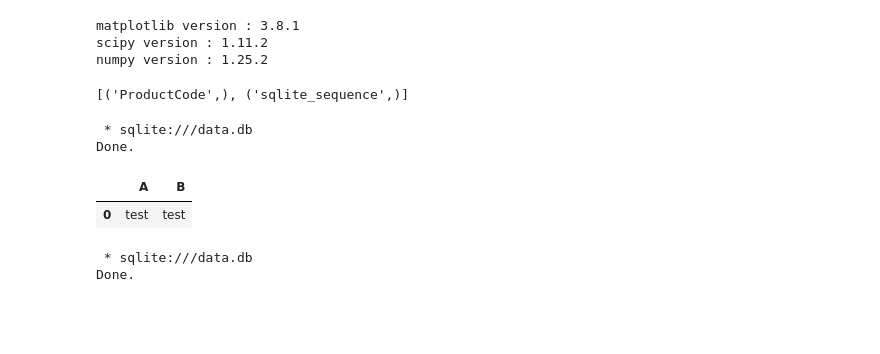
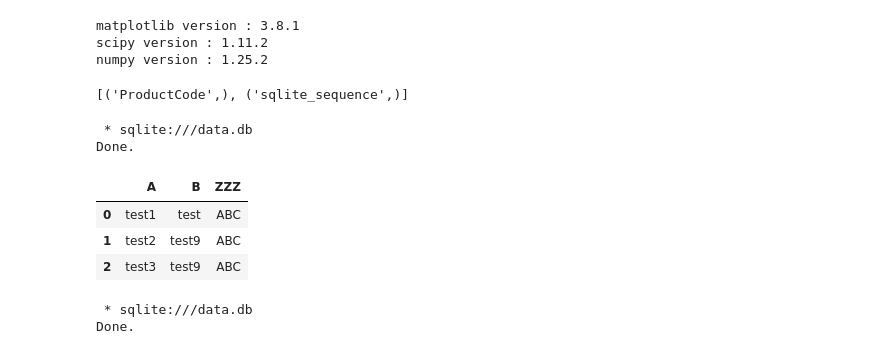
Before and after one commit to hiroshi0530/wa-src, a Jupyter notebook: article/library/sql/01/01_nb.ipynb, the cells around one changed output. Saved outputs shown, nothing was run; the diff lists cells and outputs as text; code cells hidden in the pictures; blank space fills up the shorter version.

```diff
--- a/article/library/sql/01/01_nb.ipynb
+++ b/article/library/sql/01/01_nb.ipynb
@@ -68,26 +68,28 @@ with sqlite3.connect("data.db") as conn:
 # %%
 %%sql
 
 with data as (
-    select "test" as A, "test" as B, "AA" as C
+    select "test1" as A, "test" as B, "AA" as C
     UNION ALL
-    select "test" as A, "test" as B, "AA" as C
+    select "test1" as A, "test" as B, "AA" as C
     UNION ALL
-    select "test" as A, "test" as B, "AA" as C
+    select "test2" as A, "test9" as B, "AA" as C
     UNION ALL
-    select "test" as A, "test" as B, "AA" as C
+    select "test3" as A, "test9" as B, "AA" as C
 )
 
 select
-    A, B
+    A, B, "ABC" as ZZZ
 from
     data
-GROUP BY 1, 2
+GROUP BY 1, 2, 3
 # %% [output]
  * sqlite:///data.db
 Done.
-|  | A | B |
-| 0 | test | test |
+|  | A | B | ZZZ |
+| 0 | test1 | test | ABC |
+| 1 | test2 | test9 | ABC |
+| 2 | test3 | test9 | ABC |
 # %%
 %%sql
 
```
Also changed, not shown: 4 other files.
